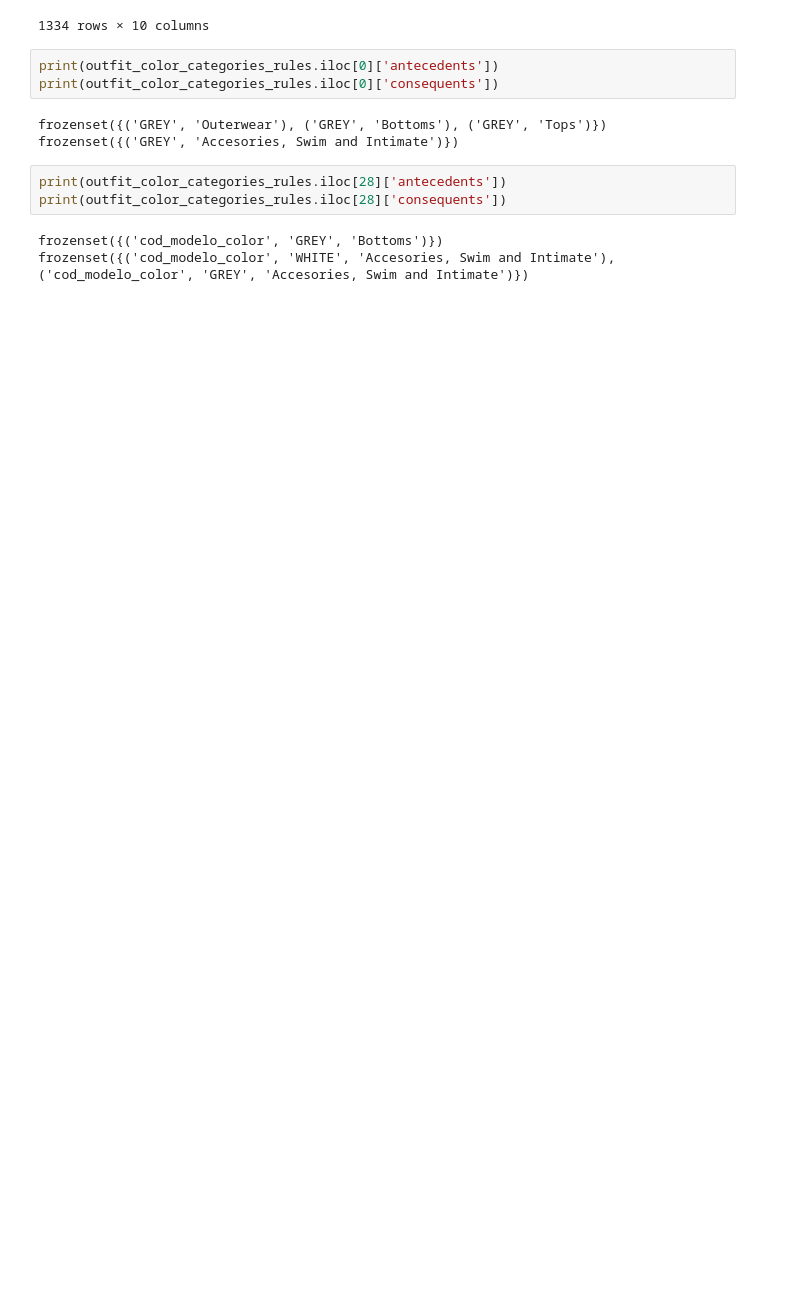
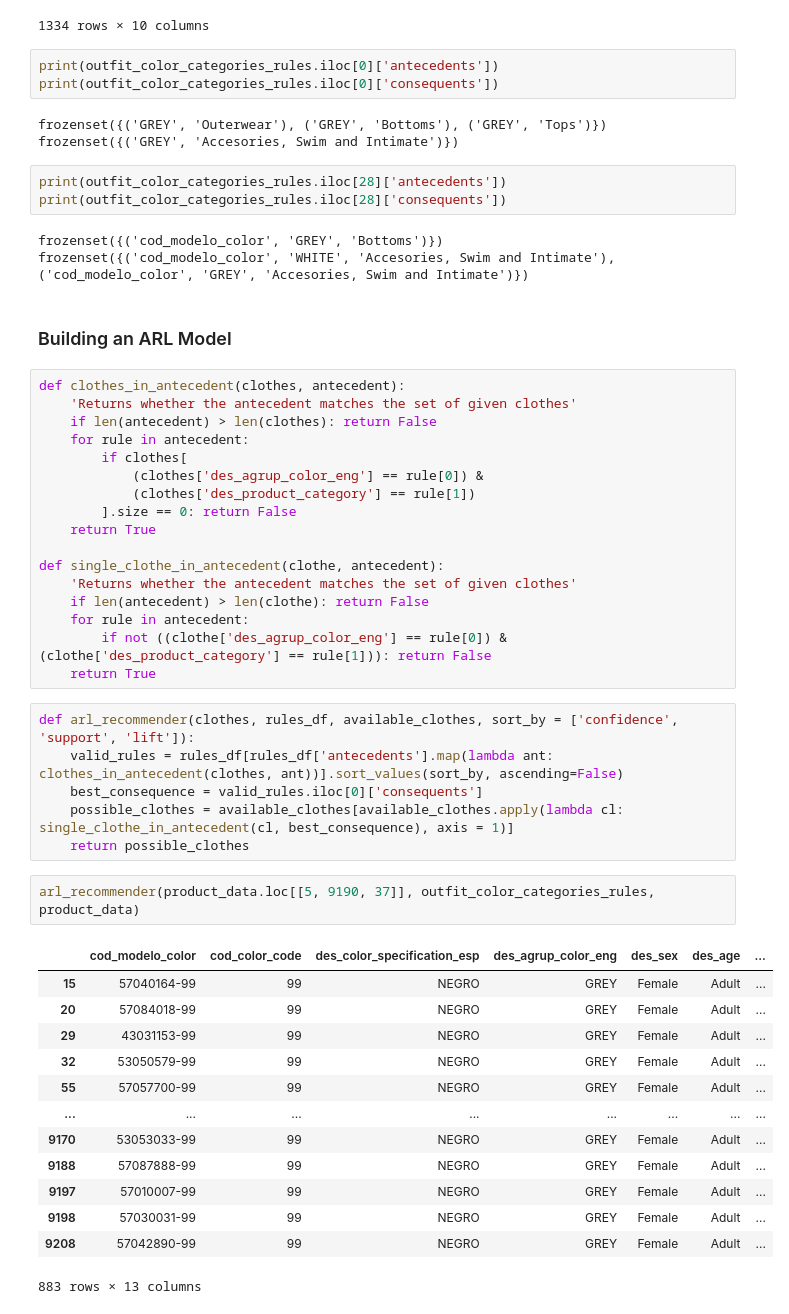
Before and after one commit to guzmanalejandro/datathon-2023-mango-ub, a Jupyter notebook: dataset_analysis.ipynb, the cells around one changed output. Cells and saved outputs as stored; diff of their text form; blank space fills up the shorter version.

Commit message:
Arc recommender function working

```diff
--- a/dataset_analysis.ipynb
+++ b/dataset_analysis.ipynb
@@ -382,3 +382,44 @@ print(outfit_color_categories_rules.iloc[28]['consequents'])
 # %% [output]
 frozenset({('cod_modelo_color', 'GREY', 'Bottoms')})
 frozenset({('cod_modelo_color', 'WHITE', 'Accesories, Swim and Intimate'), ('cod_modelo_color', 'GREY', 'Accesories, Swim and Intimate')})
+# %% [markdown]
+### Building an ARL Model
+# %%
+def clothes_in_antecedent(clothes, antecedent):
+	'Returns whether the antecedent matches the set of given clothes'
+	if len(antecedent) > len(clothes): return False
+	for rule in antecedent:
+		if clothes[
+			(clothes['des_agrup_color_eng'] == rule[0]) &
+			(clothes['des_product_category'] == rule[1])
+		].size == 0: return False
+	return True
+
+def single_clothe_in_antecedent(clothe, antecedent):
+	'Returns whether the antecedent matches the set of given clothes'
+	if len(antecedent) > len(clothe): return False
+	for rule in antecedent:
+		if not ((clothe['des_agrup_color_eng'] == rule[0]) & (clothe['des_product_category'] == rule[1])): return False
+	return True
+# %%
+def arl_recommender(clothes, rules_df, available_clothes, sort_by = ['confidence', 'support', 'lift']):
+	valid_rules = rules_df[rules_df['antecedents'].map(lambda ant: clothes_in_antecedent(clothes, ant))].sort_values(sort_by, ascending=False)
+	best_consequence = valid_rules.iloc[0]['consequents']
+	possible_clothes = available_clothes[available_clothes.apply(lambda cl: single_clothe_in_antecedent(cl, best_consequence), axis = 1)]
+	return possible_clothes
+# %%
+arl_recommender(product_data.loc[[5, 9190, 37]], outfit_color_categories_rules, product_data)
+# %% [output]
+|  | cod_modelo_color | cod_color_code | des_color_specification_esp | des_agrup_color_eng | des_sex | des_age | ... |
+| 15 | 57040164-99 | 99 | NEGRO | GREY | Female | Adult | ... |
+| 20 | 57084018-99 | 99 | NEGRO | GREY | Female | Adult | ... |
+| 29 | 43031153-99 | 99 | NEGRO | GREY | Female | Adult | ... |
+| 32 | 53050579-99 | 99 | NEGRO | GREY | Female | Adult | ... |
+| 55 | 57057700-99 | 99 | NEGRO | GREY | Female | Adult | ... |
+| ... | ... | ... | ... | ... | ... | ... | ... |
+| 9170 | 53053033-99 | 99 | NEGRO | GREY | Female | Adult | ... |
+| 9188 | 57087888-99 | 99 | NEGRO | GREY | Female | Adult | ... |
+| 9197 | 57010007-99 | 99 | NEGRO | GREY | Female | Adult | ... |
+| 9198 | 57030031-99 | 99 | NEGRO | GREY | Female | Adult | ... |
+| 9208 | 57042890-99 | 99 | NEGRO | GREY | Female | Adult | ... |
+883 rows × 13 columns
```
